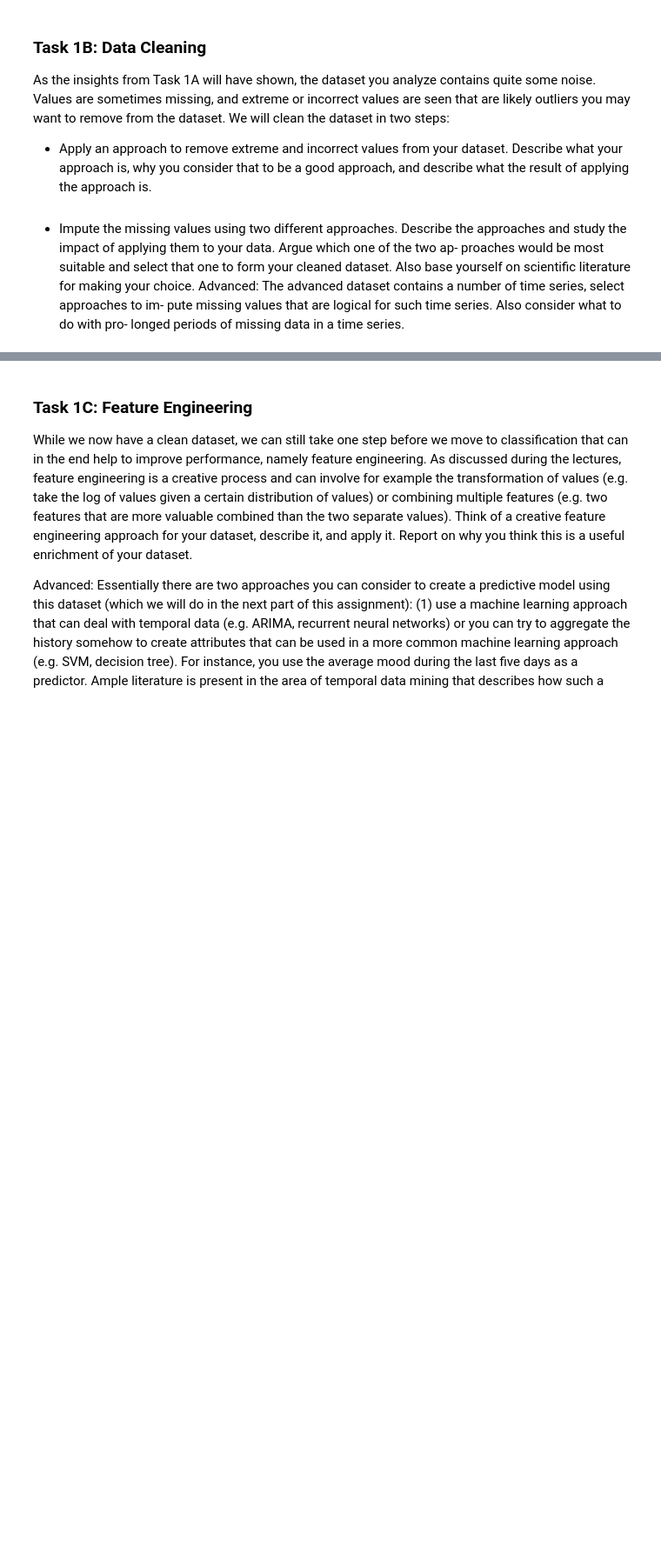
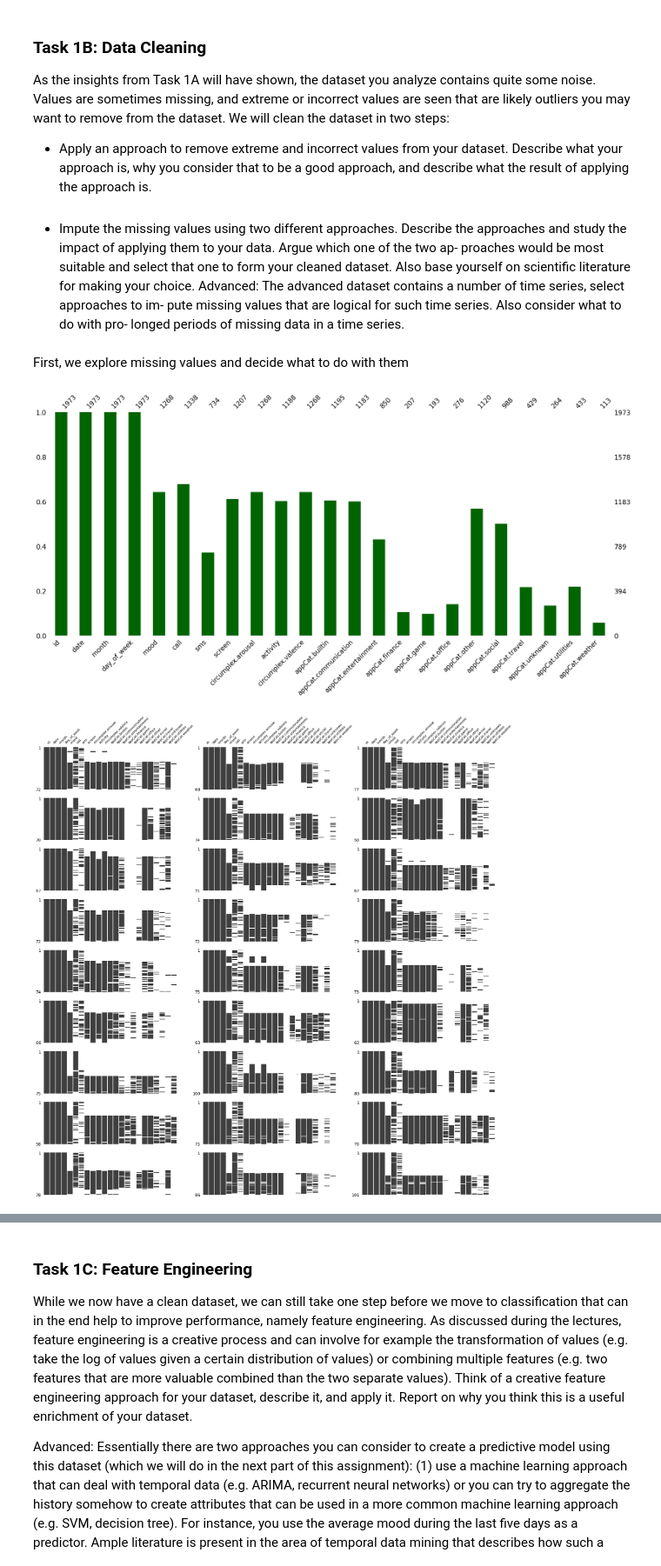
Before and after one commit to moosmiddelkoop/DMT-1, a Jupyter notebook: Assignment_1.ipynb, the cells around one changed output, grey strips where cells are left out. Shown at 87% size. Cells and saved outputs as stored; diff of their text form; code cells hidden in the pictures; blank space fills up the shorter version.

Commit message:
ordered * data cleaning done

```diff
--- a/Assignment_1.ipynb
+++ b/Assignment_1.ipynb
@@ -169,3 +169,41 @@ base yourself on scientific literature for making your choice.
 Advanced: The advanced dataset contains a number of time series, select approaches to im-
 pute missing values that are logical for such time series. Also consider what to do with pro-
 longed periods of missing data in a time series.
+# %% [markdown]
+First, we explore missing values and decide what to do with them
+# %%
+##  load in the data in the new form
+data_1b = pd.read_csv('data/new_data.csv')
+
+# replace empty values with NaN
+# data_1b = data_1b.replace('', np.nan)
+
+barplot = msno.bar(data_1b, color='darkgreen')
+barplot.figure.savefig('figs/barplot.png')
+
+# create 27 subplots
+matrixfig, axes = plt.subplots(9, 3, figsize=(20, 20))
+
+# loop over all unique users and plot a msno matrix for that user in each in one of the subplots
+for i, user in enumerate(data_1b['id'].unique()):
+    user_mask = data_1b['id'] == user
+    user_df = data_1b[user_mask]
+    ax = axes[i // 3, i % 3]
+    msno.matrix(user_df, ax=ax, fontsize=8, sparkline=False, labels=True)
+    if i // 3 != 0:
+        ax.set_xticklabels([])  # remove x tick labels from all subplots after the first three
+
+# save the figure
+matrixfig.savefig('figs/matrixplot.png')
+
+# lastly, we will save some figs per user individually
+for user in data_1b['id'].unique():
+    user_mask = data_1b['id'] == user
+    user_df = data_1b[user_mask]
+    msno.matrix(user_df, fontsize=12, sparkline=True, labels=True)
+    plt.title(f"Matrixplot for user {user}", fontsize=20)
+    plt.savefig(f'figs/matrixplots/matrixplot_user_{user}.png', bbox_inches='tight')
+    plt.close()
+# %% [output]
+[figure, added]
+[figure, added]
```
Also changed, not shown: parts of 12 cells of this notebook.
